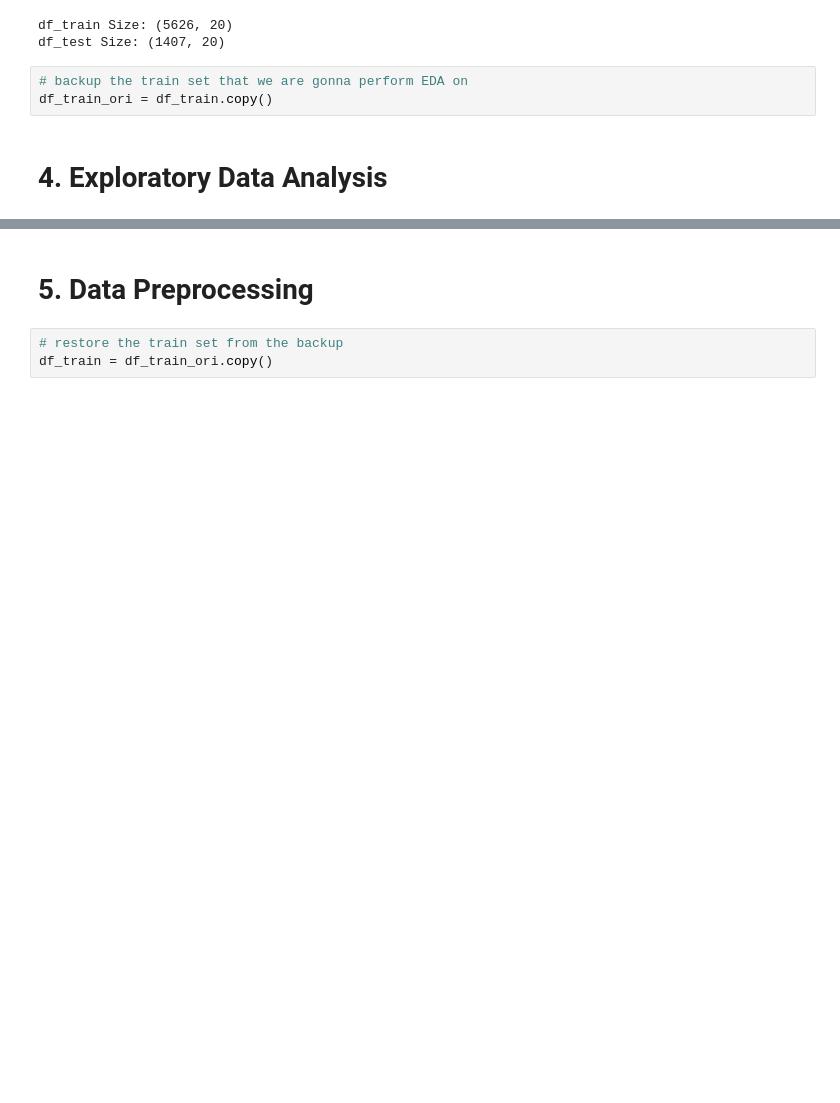
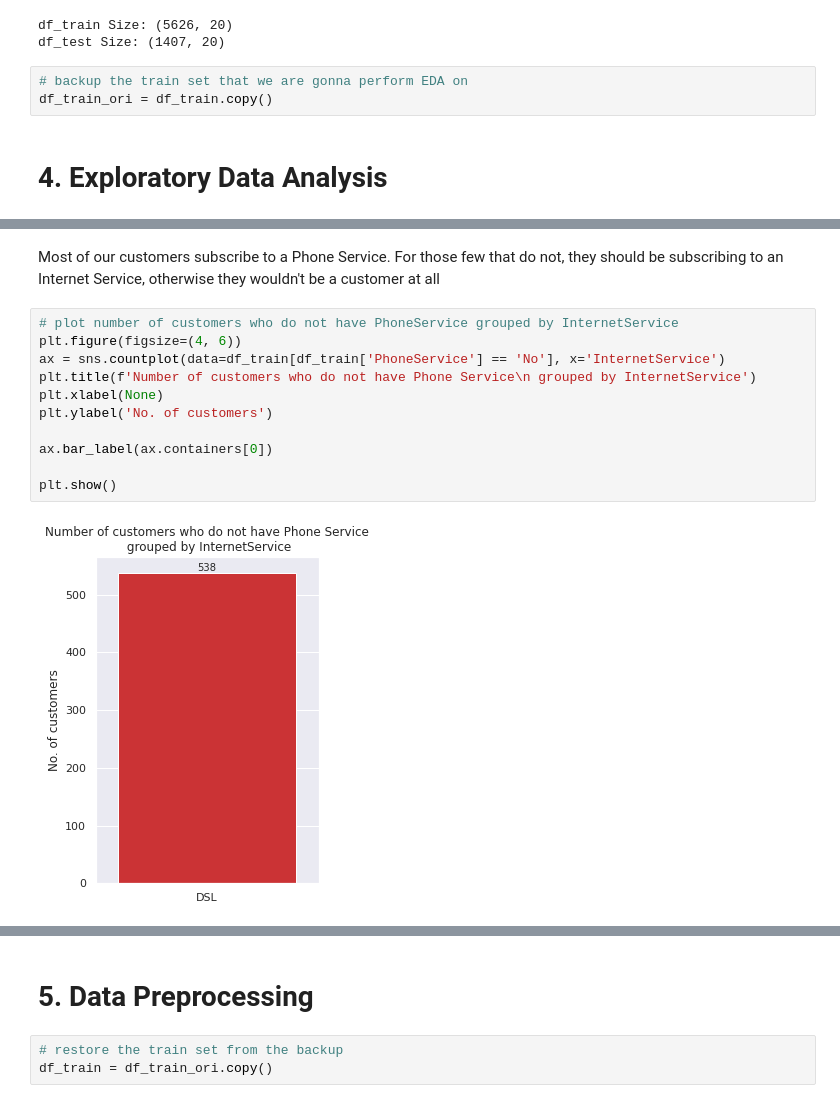
Before and after one commit to NikkiSatmaka/sticky-customers-operation, a Jupyter notebook: h8dsft_Milestone1P2_nikki_satmaka.ipynb, the cells around one changed output, grey strips where cells are left out. Drawn from its saved outputs; the diff is of its cells as text; blank space fills up the shorter version.

```diff
--- a/h8dsft_Milestone1P2_nikki_satmaka.ipynb
+++ b/h8dsft_Milestone1P2_nikki_satmaka.ipynb
@@ -447,0 +518,15 @@ df_train_ori = df_train.copy()
+# %% [markdown]
+Most of our customers subscribe to a Phone Service. For those few that do not, they should be subscribing to an Internet Service, otherwise they wouldn't be a customer at all
+# %%
+# plot number of customers who do not have PhoneService grouped by InternetService
+plt.figure(figsize=(4, 6))
+ax = sns.countplot(data=df_train[df_train['PhoneService'] == 'No'], x='InternetService')
+plt.title(f'Number of customers who do not have Phone Service\n grouped by InternetService')
+plt.xlabel(None)
+plt.ylabel('No. of customers')
+
+ax.bar_label(ax.containers[0])
+
+plt.show()
+# %% [output]
+[figure, added]
```
Also changed, not shown: parts of 62 cells of this notebook.
